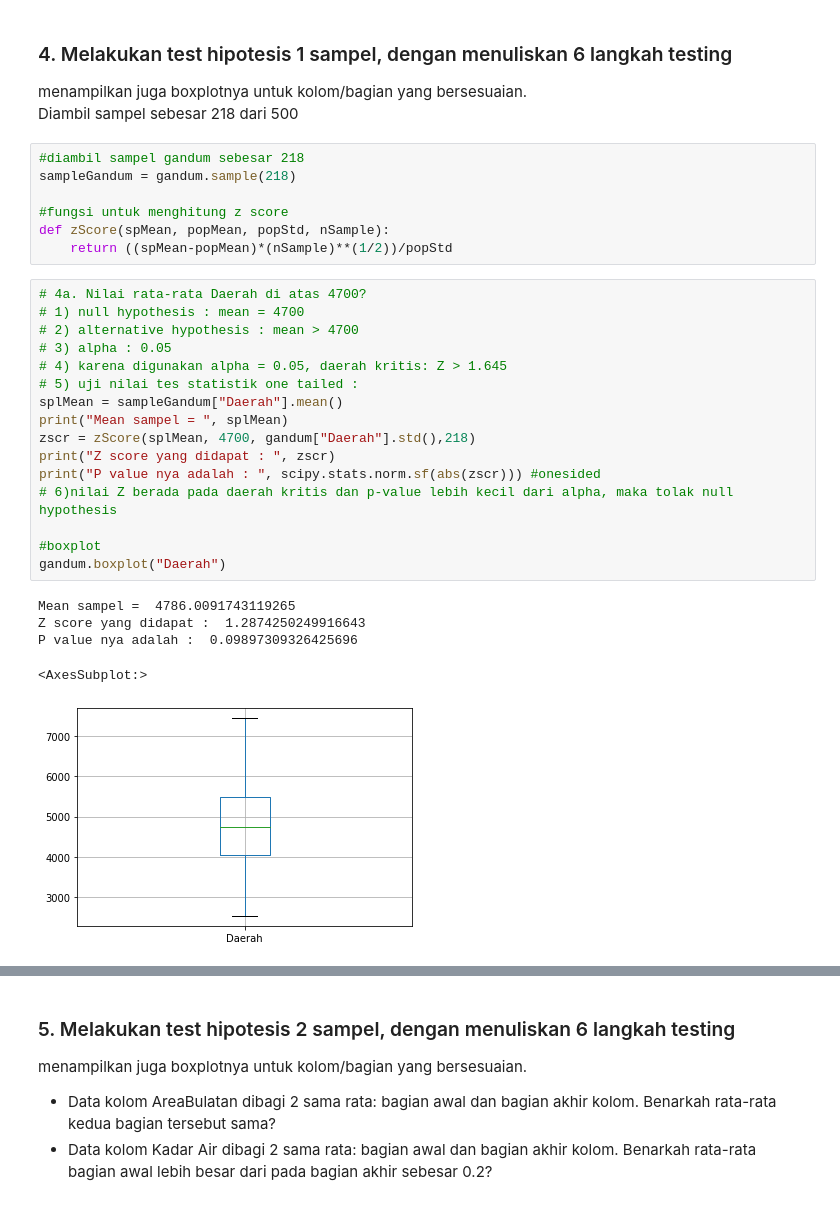
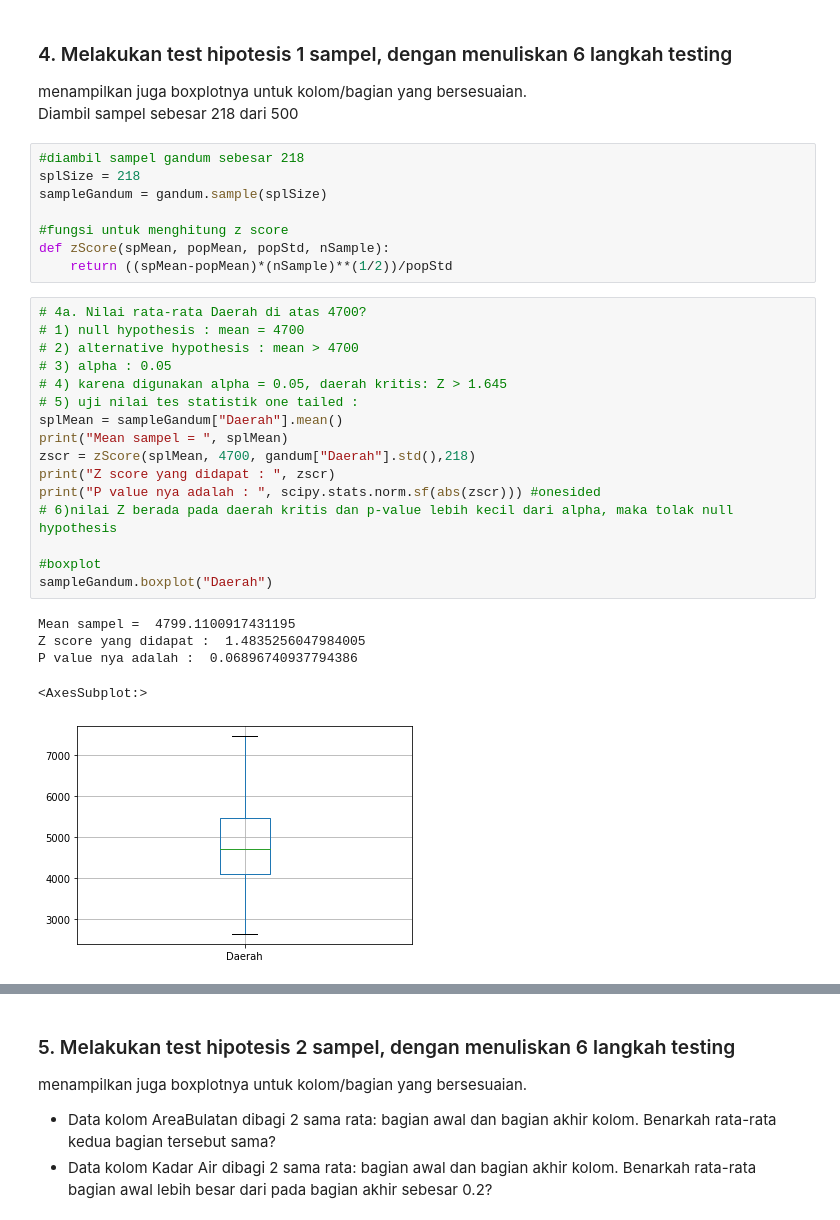
Before and after one commit to pratamaandiko/Tubes-Probstat, a Jupyter notebook: TubesProbstat.ipynb, the cells around one changed output, grey strips where cells are left out. Saved outputs shown, nothing was run; the diff lists cells and outputs as text.

```diff
--- a/TubesProbstat.ipynb
+++ b/TubesProbstat.ipynb
@@ -270,7 +270,8 @@ Berdasarkan penggambaran histogram yang sudah dilakukan:
    Diambil sampel sebesar 218 dari 500<br>
 # %%
 #diambil sampel gandum sebesar 218
-sampleGandum = gandum.sample(218)
+splSize = 218
+sampleGandum = gandum.sample(splSize)
 
 #fungsi untuk menghitung z score
 def zScore(spMean, popMean, popStd, nSample):
@@ -278,25 +279,25 @@ def zScore(spMean, popMean, popStd, nSample):
 # %%
 # 4a. Nilai rata-rata Daerah di atas 4700?
 # 1) null hypothesis : mean = 4700
 # 2) alternative hypothesis : mean > 4700
 # 3) alpha : 0.05
 # 4) karena digunakan alpha = 0.05, daerah kritis: Z > 1.645
 # 5) uji nilai tes statistik one tailed :
 splMean = sampleGandum["Daerah"].mean()
 print("Mean sampel = ", splMean)
 zscr = zScore(splMean, 4700, gandum["Daerah"].std(),218)
 print("Z score yang didapat : ", zscr)
 print("P value nya adalah : ", scipy.stats.norm.sf(abs(zscr))) #onesided
 # 6)nilai Z berada pada daerah kritis dan p-value lebih kecil dari alpha, maka tolak null hypothesis
 
 #boxplot
-gandum.boxplot("Daerah")
+sampleGandum.boxplot("Daerah")
 # %% [output]
-Mean sampel =  4786.0091743119265
-Z score yang didapat :  1.2874250249916643
-P value nya adalah :  0.09897309326425696
+Mean sampel =  4799.1100917431195
+Z score yang didapat :  1.4835256047984005
+P value nya adalah :  0.06896740937794386
 <AxesSubplot:>
-[figure, old version]
+[figure, new version]
 # %%
 # 4b. Nilai Rata-rata Sumbu Utama tidak sama dengan 116?
 # 1) null hypothesis : mean = 116
```
Also changed, not shown: parts of 4 cells of this notebook.
